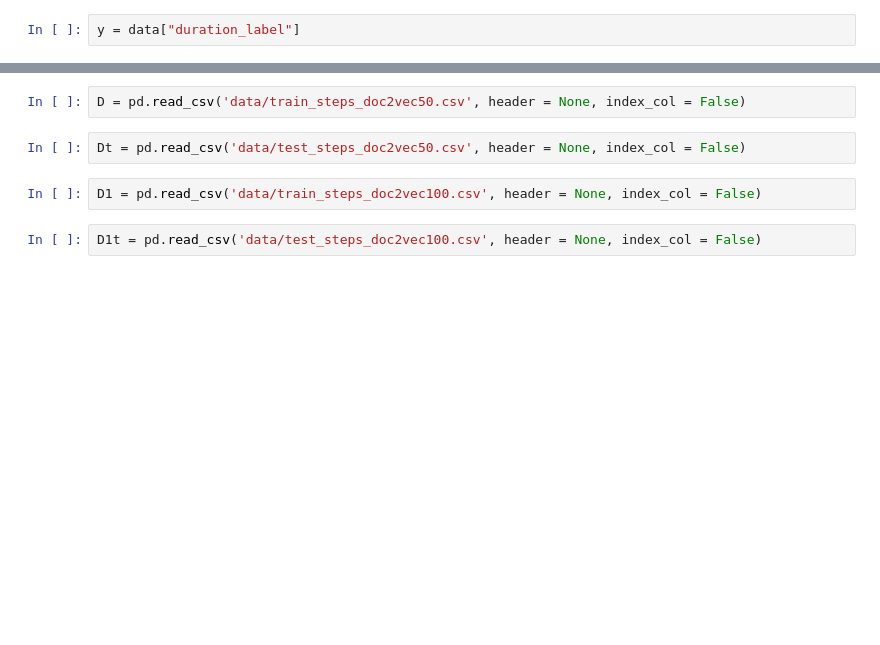
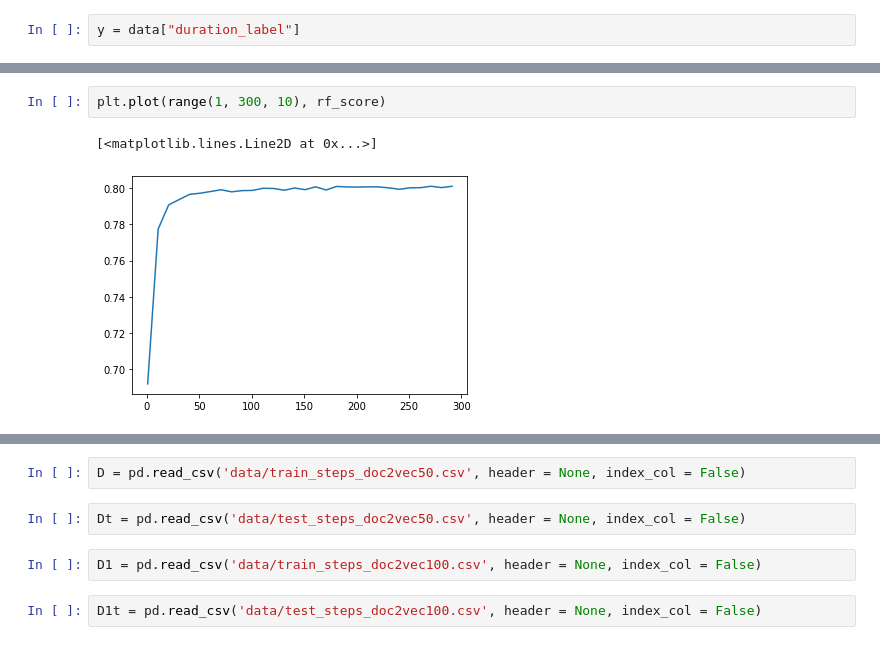
Before and after one commit to Machine-Learning-Project-Group/How-long-will-it-take-to-cook-this-, a Jupyter notebook: XDD.ipynb, the cells around one changed output, grey strips where cells are left out. Drawn from its saved outputs; the diff is of its cells as text; blank space fills up the shorter version.

```diff
--- a/XDD.ipynb
+++ b/XDD.ipynb
@@ -76,0 +188,5 @@ Name: duration_label, Length: 40000, dtype: float64
+# %%
+plt.plot(range(1, 300, 10), rf_score)
+# %% [output]
+[<matplotlib.lines.Line2D at 0x...>]
+[figure, added]
```
Also changed, not shown: parts of 144 cells of this notebook, 2 other files.
